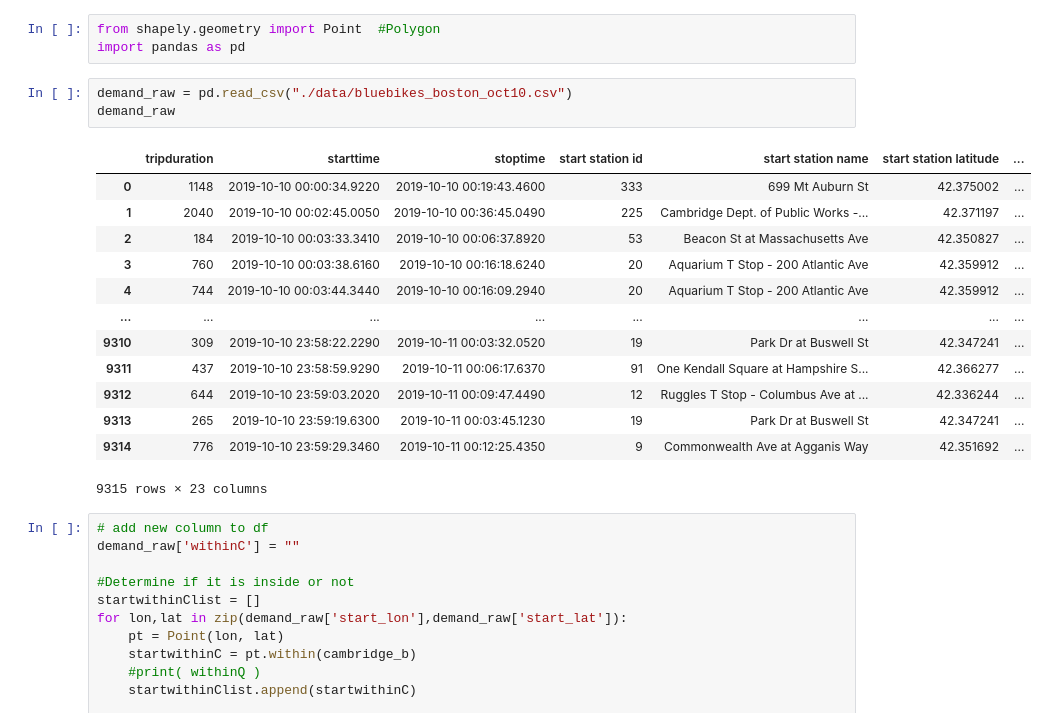
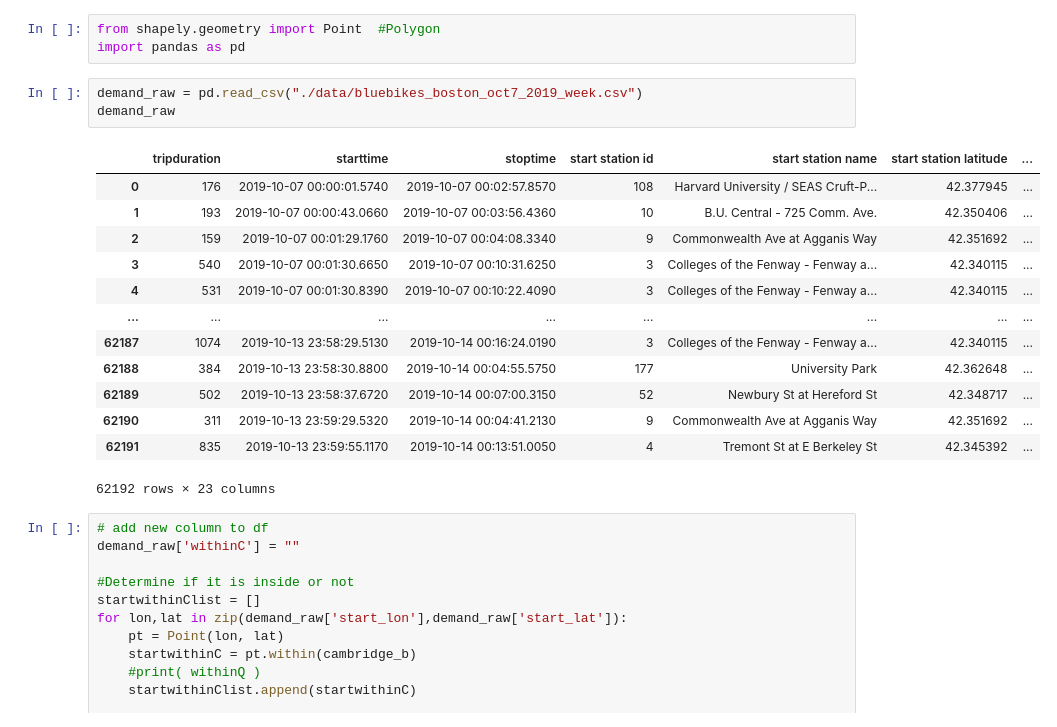
Before and after one commit to CityScope/MobilityTable_SanSebastian, a Jupyter notebook: preprocessing/CambridgeDataFlitering.ipynb, the cells around one changed output. Cells and saved outputs as stored; diff of their text form.

```diff
--- a/preprocessing/CambridgeDataFlitering.ipynb
+++ b/preprocessing/CambridgeDataFlitering.ipynb
@@ -34,22 +34,22 @@ gdf.to_file('./data/cambridge-boundary')
 from shapely.geometry import Point  #Polygon
 import pandas as pd
 # %%
-demand_raw = pd.read_csv("./data/bluebikes_boston_oct10.csv")
+demand_raw = pd.read_csv("./data/bluebikes_boston_oct7_2019_week.csv")
 demand_raw
 # %% [output]
 |  | tripduration | starttime | stoptime | start station id | start station name | start station latitude | ... |
-| 0 | 1148 | 2019-10-10 00:00:34.9220 | 2019-10-10 00:19:43.4600 | 333 | 699 Mt Auburn St | 42.375002 | ... |
-| 1 | 2040 | 2019-10-10 00:02:45.0050 | 2019-10-10 00:36:45.0490 | 225 | Cambridge Dept. of Public Works -... | 42.371197 | ... |
-| 2 | 184 | 2019-10-10 00:03:33.3410 | 2019-10-10 00:06:37.8920 | 53 | Beacon St at Massachusetts Ave | 42.350827 | ... |
-| 3 | 760 | 2019-10-10 00:03:38.6160 | 2019-10-10 00:16:18.6240 | 20 | Aquarium T Stop - 200 Atlantic Ave | 42.359912 | ... |
-| 4 | 744 | 2019-10-10 00:03:44.3440 | 2019-10-10 00:16:09.2940 | 20 | Aquarium T Stop - 200 Atlantic Ave | 42.359912 | ... |
+| 0 | 176 | 2019-10-07 00:00:01.5740 | 2019-10-07 00:02:57.8570 | 108 | Harvard University / SEAS Cruft-P... | 42.377945 | ... |
+| 1 | 193 | 2019-10-07 00:00:43.0660 | 2019-10-07 00:03:56.4360 | 10 | B.U. Central - 725 Comm. Ave. | 42.350406 | ... |
+| 2 | 159 | 2019-10-07 00:01:29.1760 | 2019-10-07 00:04:08.3340 | 9 | Commonwealth Ave at Agganis Way | 42.351692 | ... |
+| 3 | 540 | 2019-10-07 00:01:30.6650 | 2019-10-07 00:10:31.6250 | 3 | Colleges of the Fenway - Fenway a... | 42.340115 | ... |
+| 4 | 531 | 2019-10-07 00:01:30.8390 | 2019-10-07 00:10:22.4090 | 3 | Colleges of the Fenway - Fenway a... | 42.340115 | ... |
 | ... | ... | ... | ... | ... | ... | ... | ... |
-| 9310 | 309 | 2019-10-10 23:58:22.2290 | 2019-10-11 00:03:32.0520 | 19 | Park Dr at Buswell St | 42.347241 | ... |
-| 9311 | 437 | 2019-10-10 23:58:59.9290 | 2019-10-11 00:06:17.6370 | 91 | One Kendall Square at Hampshire S... | 42.366277 | ... |
-| 9312 | 644 | 2019-10-10 23:59:03.2020 | 2019-10-11 00:09:47.4490 | 12 | Ruggles T Stop - Columbus Ave at ... | 42.336244 | ... |
-| 9313 | 265 | 2019-10-10 23:59:19.6300 | 2019-10-11 00:03:45.1230 | 19 | Park Dr at Buswell St | 42.347241 | ... |
-| 9314 | 776 | 2019-10-10 23:59:29.3460 | 2019-10-11 00:12:25.4350 | 9 | Commonwealth Ave at Agganis Way | 42.351692 | ... |
+| 62187 | 1074 | 2019-10-13 23:58:29.5130 | 2019-10-14 00:16:24.0190 | 3 | Colleges of the Fenway - Fenway a... | 42.340115 | ... |
+| 62188 | 384 | 2019-10-13 23:58:30.8800 | 2019-10-14 00:04:55.5750 | 177 | University Park | 42.362648 | ... |
+| 62189 | 502 | 2019-10-13 23:58:37.6720 | 2019-10-14 00:07:00.3150 | 52 | Newbury St at Hereford St | 42.348717 | ... |
+| 62190 | 311 | 2019-10-13 23:59:29.5320 | 2019-10-14 00:04:41.2130 | 9 | Commonwealth Ave at Agganis Way | 42.351692 | ... |
+| 62191 | 835 | 2019-10-13 23:59:55.1170 | 2019-10-14 00:13:51.0050 | 4 | Tremont St at E Berkeley St | 42.345392 | ... |
-9315 rows × 23 columns
+62192 rows × 23 columns
 # %%
 # add new column to df
 demand_raw['withinC'] = ""
```
Also changed, not shown: parts of 4 cells of this notebook, 1 other file.
